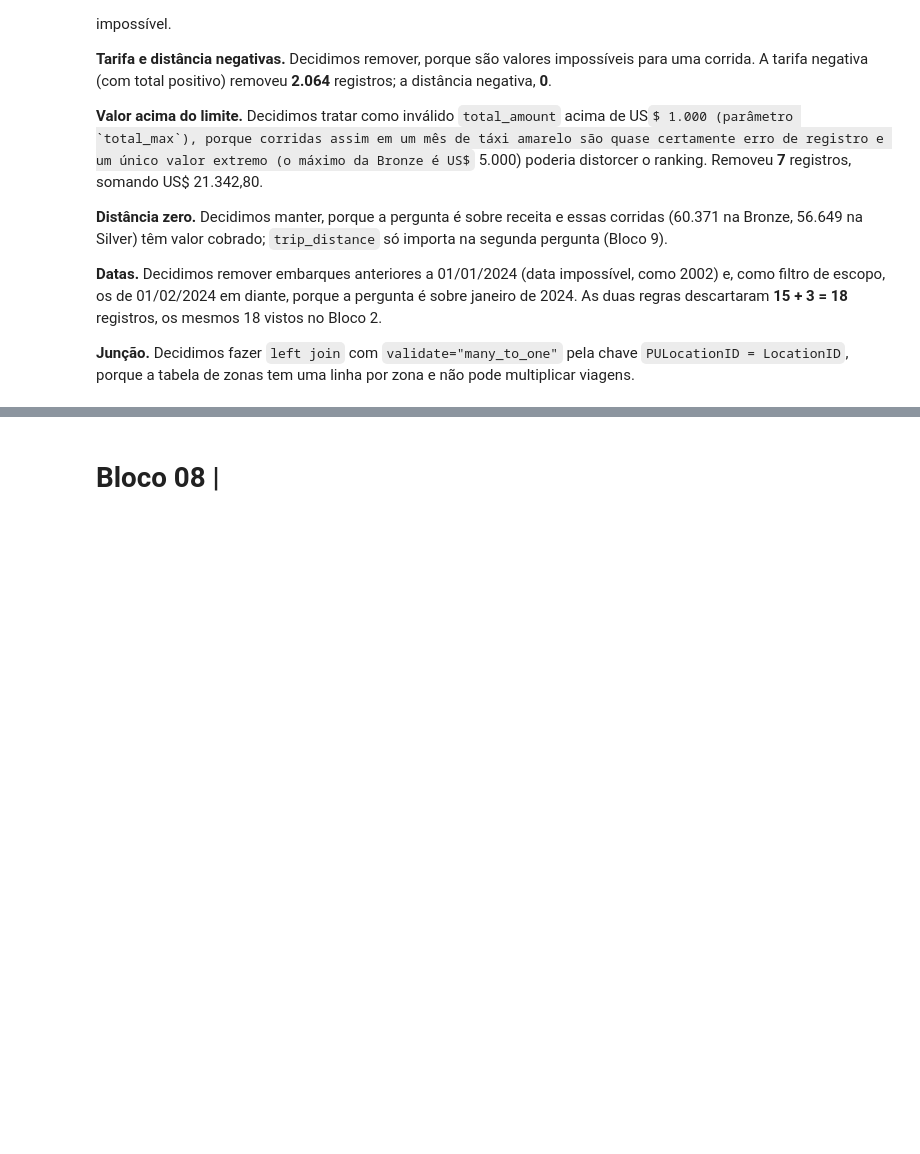
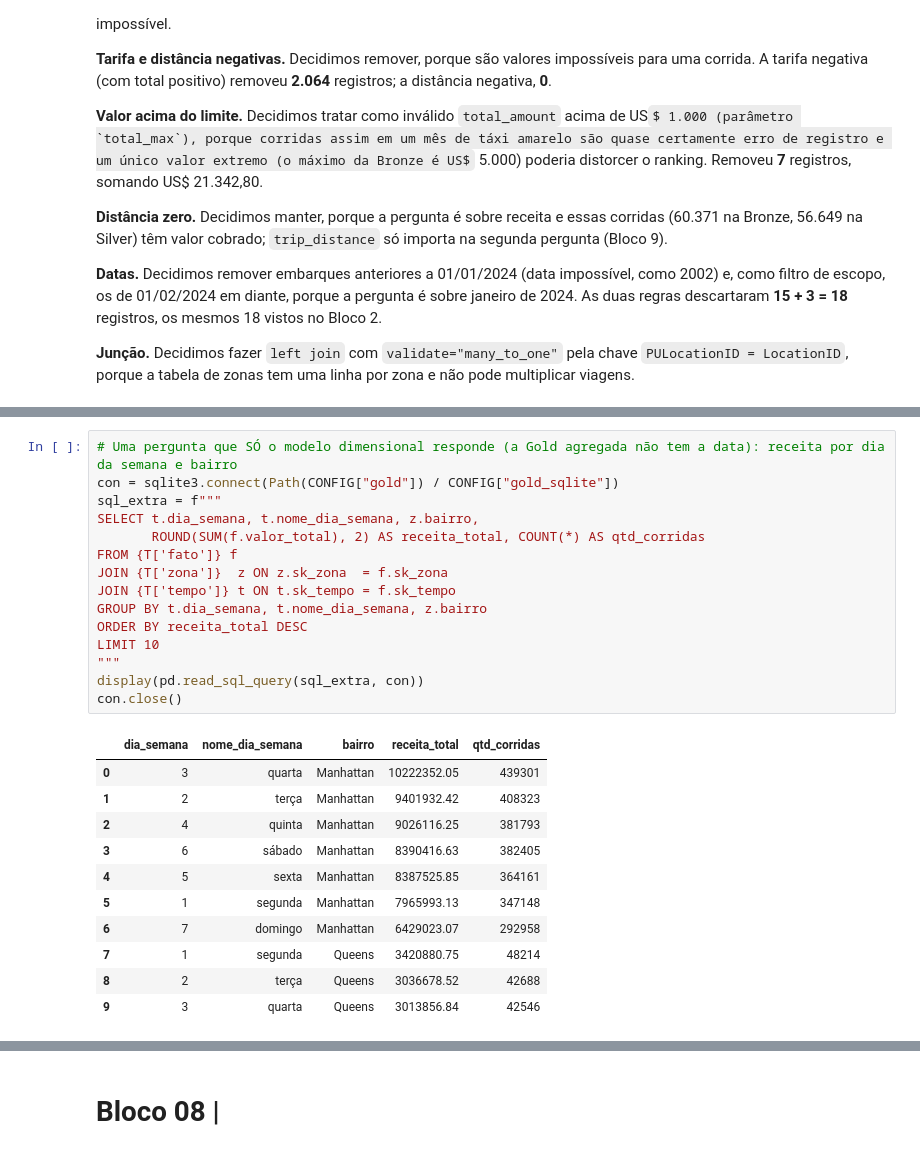
Before and after one commit to Grupo-02-2-Periodo-Faculdade-Donaduzzi/I.A-C.D-Grupo-2-2-periodo--Faculdade-Donaduzzi, a Jupyter notebook: pipeline_de_dados/Lista_de_atividades_Aula_09.ipynb, the cells around one changed output, grey strips where cells are left out. Drawn from its saved outputs; the diff is of its cells as text; some formulas as TeX source; blank space fills up the shorter version.

```diff
--- a/pipeline_de_dados/Lista_de_atividades_Aula_09.ipynb
+++ b/pipeline_de_dados/Lista_de_atividades_Aula_09.ipynb
@@ -564,0 +943,27 @@ Período da Silver: 2024-01-01 00:00:00 -> 2024-01-31 23:59:55
+# %%
+# Uma pergunta que SÓ o modelo dimensional responde (a Gold agregada não tem a data): receita por dia da semana e bairro
+con = sqlite3.connect(Path(CONFIG["gold"]) / CONFIG["gold_sqlite"])
+sql_extra = f"""
+SELECT t.dia_semana, t.nome_dia_semana, z.bairro,
+       ROUND(SUM(f.valor_total), 2) AS receita_total, COUNT(*) AS qtd_corridas
+FROM {T['fato']} f
+JOIN {T['zona']}  z ON z.sk_zona  = f.sk_zona
+JOIN {T['tempo']} t ON t.sk_tempo = f.sk_tempo
+GROUP BY t.dia_semana, t.nome_dia_semana, z.bairro
+ORDER BY receita_total DESC
+LIMIT 10
+"""
+display(pd.read_sql_query(sql_extra, con))
+con.close()
+# %% [output]
+|  | dia_semana | nome_dia_semana | bairro | receita_total | qtd_corridas |
+| 0 | 3 | quarta | Manhattan | 10222352.05 | 439301 |
+| 1 | 2 | terça | Manhattan | 9401932.42 | 408323 |
+| 2 | 4 | quinta | Manhattan | 9026116.25 | 381793 |
+| 3 | 6 | sábado | Manhattan | 8390416.63 | 382405 |
+| 4 | 5 | sexta | Manhattan | 8387525.85 | 364161 |
+| 5 | 1 | segunda | Manhattan | 7965993.13 | 347148 |
+| 6 | 7 | domingo | Manhattan | 6429023.07 | 292958 |
+| 7 | 1 | segunda | Queens | 3420880.75 | 48214 |
+| 8 | 2 | terça | Queens | 3036678.52 | 42688 |
+| 9 | 3 | quarta | Queens | 3013856.84 | 42546 |
```
Also changed, not shown: parts of 22 cells of this notebook, 9 other files.
